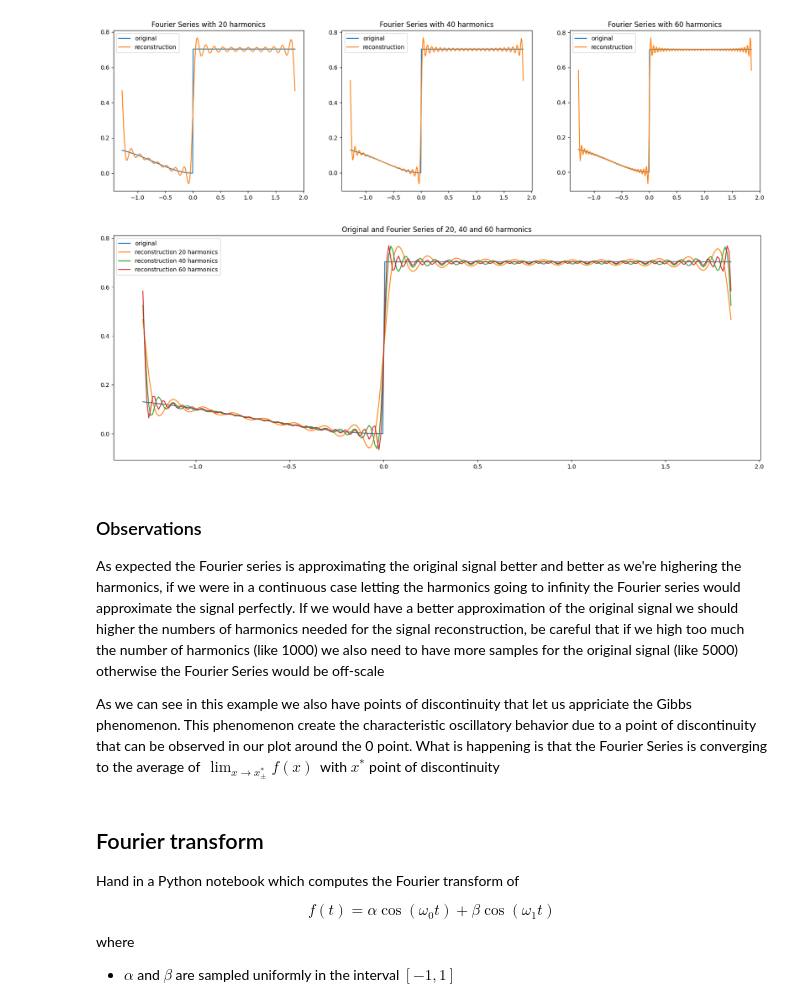
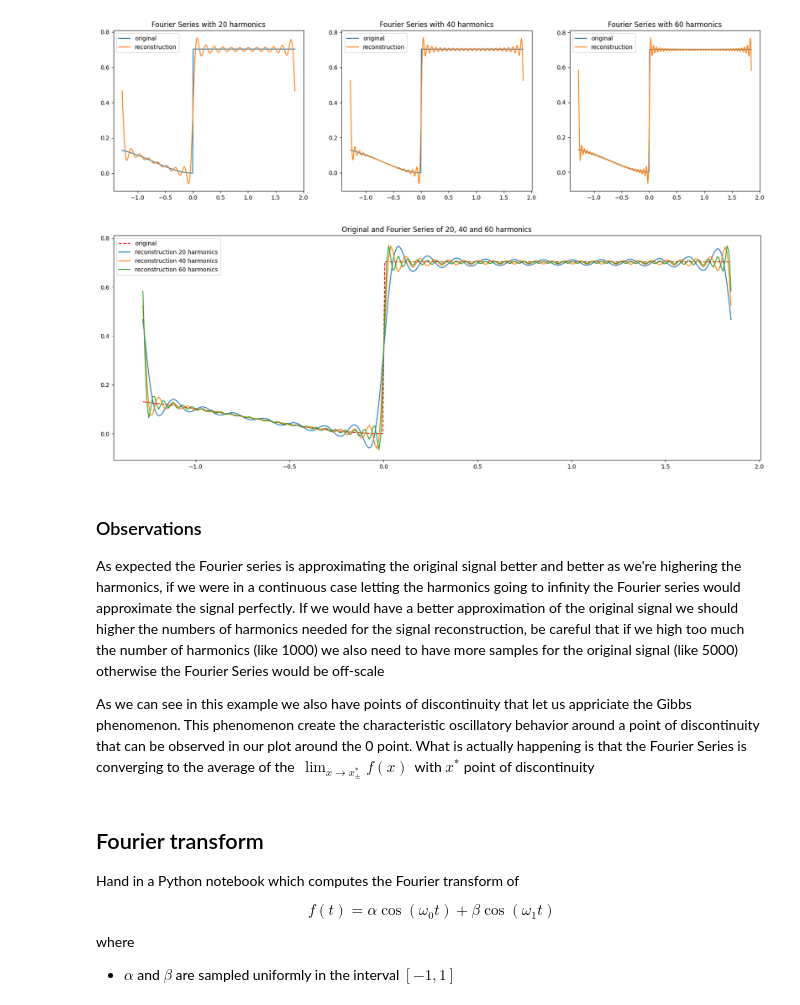
Before and after one commit to RayIci/DSIP-assignment, a Jupyter notebook: assignment_part_1_and_2.ipynb, the cells around one changed output. Drawn from its saved outputs; the diff is of its cells as text; code cells hidden in the pictures.

Commit message:
Small observetion change in Fourier Series exercise

```diff
--- a/assignment_part_1_and_2.ipynb
+++ b/assignment_part_1_and_2.ipynb
@@ -165,20 +165,20 @@ plt.show()
 # %%
 plt.figure(figsize=(20, 7))
 plt.title("Original and Fourier Series of 20, 40 and 60 harmonics")
-plt.plot(X, Y, label="original")
+plt.plot(X, Y, "r--", label="original")
 plt.plot(X, series_20, label="reconstruction 20 harmonics")
 plt.plot(X, series_40, label="reconstruction 40 harmonics")
 plt.plot(X, series_60, label="reconstruction 60 harmonics")
 plt.legend()
 
 plt.show()
 # %% [output]
-[figure, old version]
+[figure, new version]
 # %% [markdown]
 ### Observations
 As expected the Fourier series is approximating the original signal better and better as we're highering the harmonics, if we were in a continuous case letting the harmonics going to infinity the Fourier series would approximate the signal perfectly. If we would have a better approximation of the original signal we should higher the numbers of harmonics needed for the signal reconstruction, be careful that if we high too much the number of harmonics (like 1000) we also need to have more samples for the original signal (like 5000) otherwise the Fourier Series would be off-scale <br>
 
-As we can see in this example we also have points of discontinuity that let us appriciate the Gibbs phenomenon. This phenomenon create the characteristic oscillatory behavior due to a point of discontinuity that can be observed in our plot around the 0 point. What is happening is that the Fourier Series is converging to the average of $\, \lim_{x \to x^*_{\pm}} f(x) \,$ with $x^*$ point of discontinuity
+As we can see in this example we also have points of discontinuity that let us appriciate the Gibbs phenomenon. This phenomenon create the characteristic oscillatory behavior around a point of discontinuity that can be observed in our plot around the 0 point. What is actually happening is that the Fourier Series is converging to the average of the $\, \lim_{x \to x^*_{\pm}} f(x) \,$ with $x^*$ point of discontinuity
 # %% [markdown]
 ## Fourier transform
 Hand in a Python notebook which computes the Fourier transform of
```
